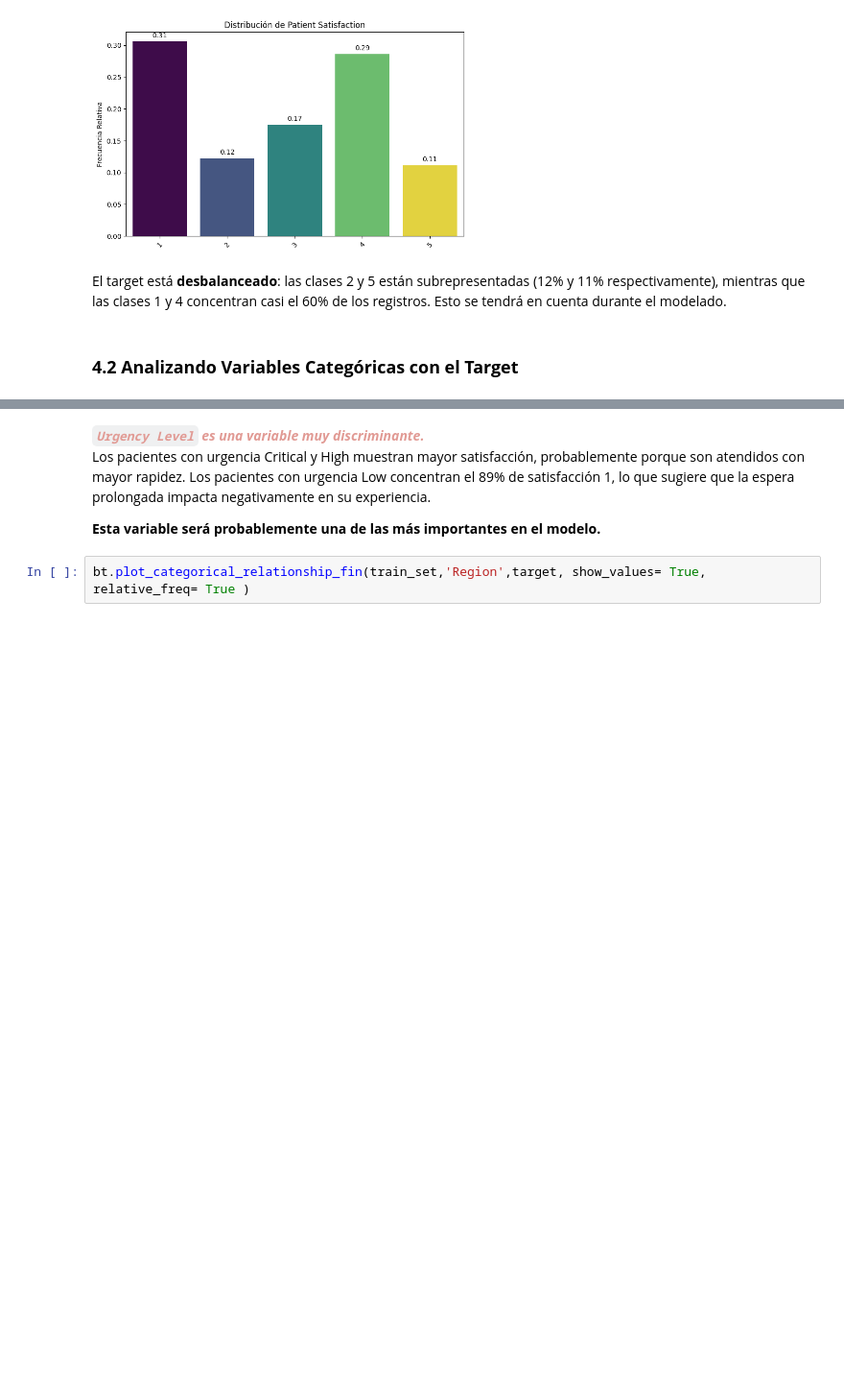
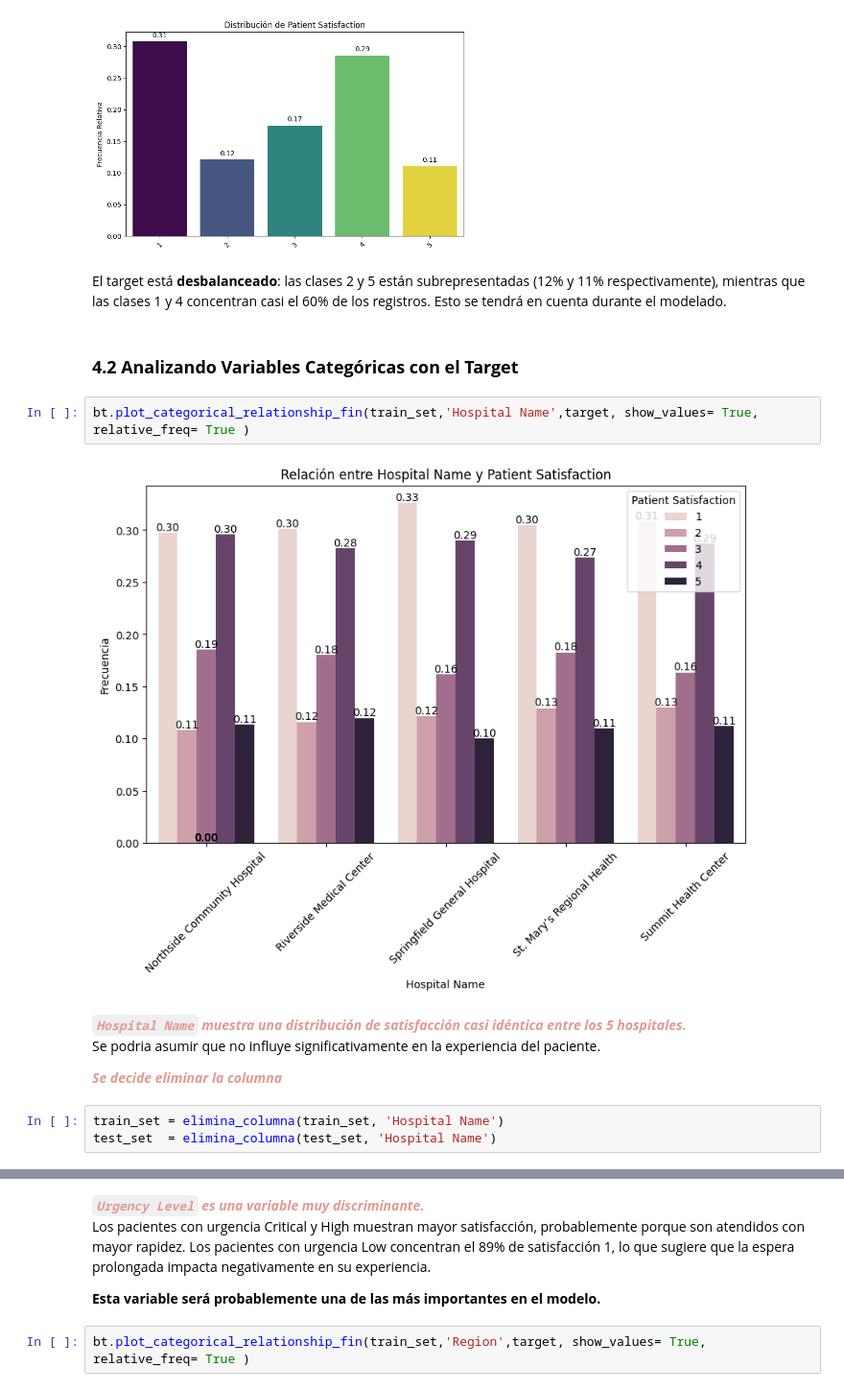
Before and after one commit to nadia0207/ML_Espera_Emergencia, a Jupyter notebook: notebooks/02_LimpiezaEDA.ipynb, the cells around one changed output, grey strips where cells are left out. Shown at 96% size. Saved outputs shown, nothing was run; the diff lists cells and outputs as text; blank space fills up the shorter version.

```diff
--- a/notebooks/02_LimpiezaEDA.ipynb
+++ b/notebooks/02_LimpiezaEDA.ipynb
@@ -231,6 +256,18 @@ El target está **desbalanceado**: las clases 2 y 5 están subrepresentadas (12%
 Esto se tendrá en cuenta durante el modelado.
 # %% [markdown]
 ### **4.2 Analizando Variables Categóricas con el Target**
+# %%
+bt.plot_categorical_relationship_fin(train_set,'Hospital Name',target, show_values= True, relative_freq= True )
+# %% [output]
+[figure, added]
+# %% [markdown]
+<font color= #e19a94>***`Hospital Name` muestra una distribución de satisfacción casi idéntica entre los 5 hospitales.***</font><br>
+Se podria asumir que no influye significativamente en la experiencia del paciente.
+
+<font color= #e19a94>***Se decide eliminar la columna***</font><br>
+# %%
+train_set = elimina_columna(train_set, 'Hospital Name')
+test_set  = elimina_columna(test_set, 'Hospital Name')
 # %%
 bt.plot_categorical_relationship_fin(train_set,'Season',target, show_values= True, relative_freq= True )
 # %% [output]
```
Also changed, not shown: parts of 24 cells of this notebook.
